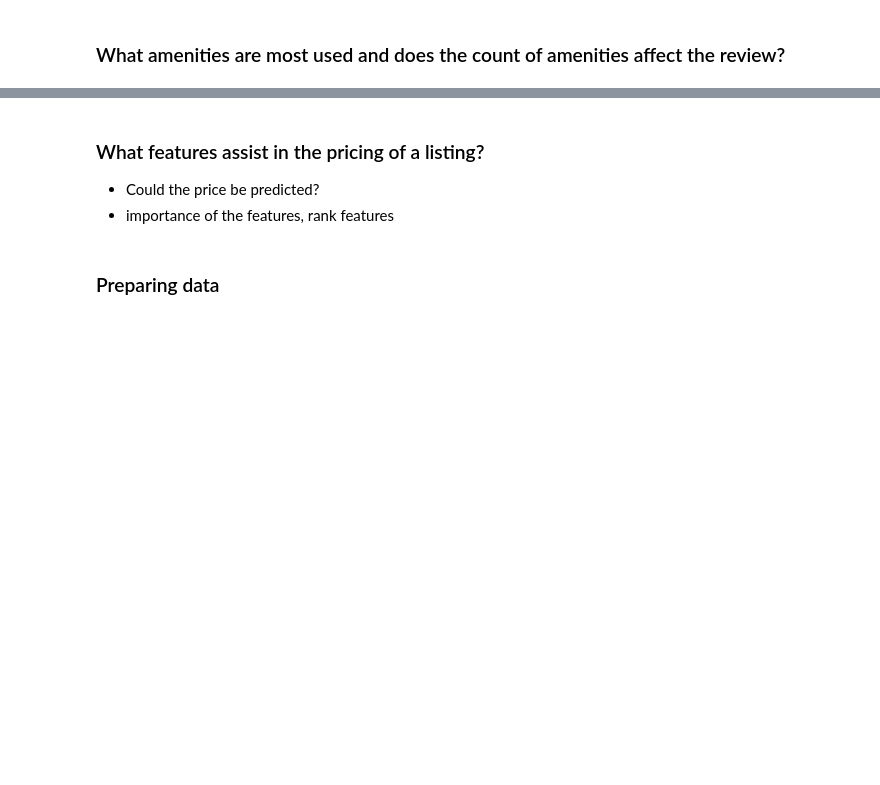
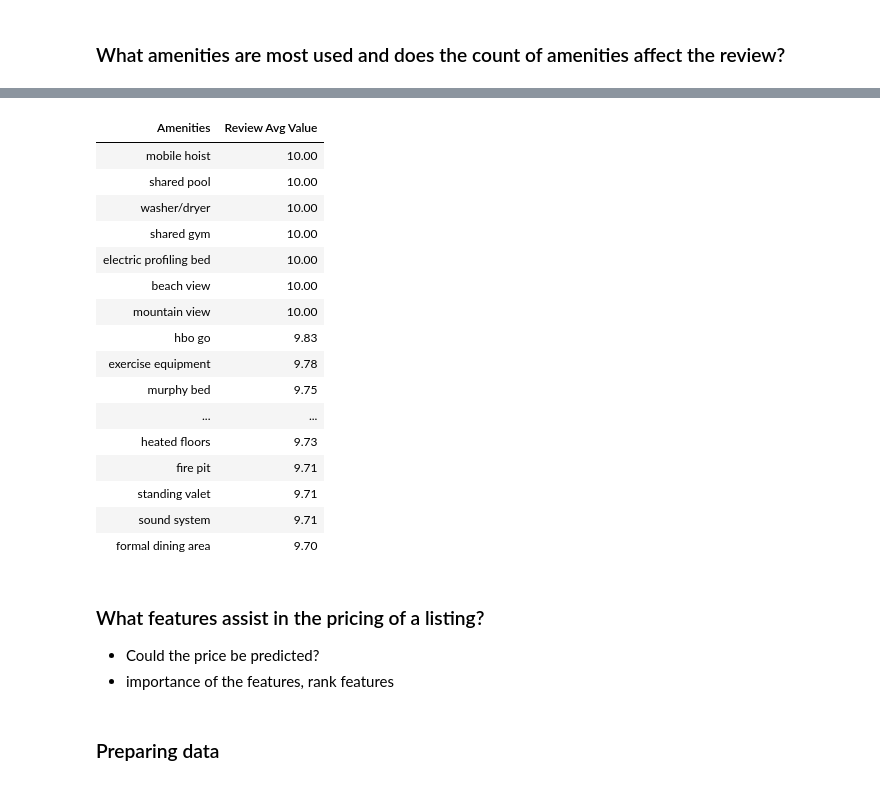
Before and after one commit to waltersmac/Predicting-AirBnB-Prices, a Jupyter notebook: Inside AirbnB - London 2020.ipynb, the cells around one changed output, grey strips where cells are left out. Cells and saved outputs as stored; diff of their text form; code cells hidden in the pictures; blank space fills up the shorter version.

Commit message:
Formating the dataframe for the top 20 amenities and adding new image to be shown in the index.md file

```diff
--- a/Inside AirbnB - London 2020.ipynb
+++ b/Inside AirbnB - London 2020.ipynb
@@ -267,0 +326,29 @@ result.head(20)
+# %%
+result.rename(columns={"amenities":"Amenities", "review_scores_value":"Review Avg Value"}, inplace=True)
+# %%
+result = result.head(20).style.background_gradient() \
+               .format({"Review Avg Value": "{:20,.2f}"}) \
+               .format({"Amenities": lambda x:x.lower()})\
+               .hide_index()\
+               .background_gradient(cmap='Blues')
+# %%
+result.set_properties(subset=["Amenities", "Review Avg Value"], **{'text-align': 'left'}) \
+      .set_table_styles([dict(selector='th', props=[('text-align', 'left')])])
+# %% [output]
+| Amenities | Review Avg Value |
+| mobile hoist | 10.00 |
+| shared pool | 10.00 |
+| washer/dryer | 10.00 |
+| shared gym | 10.00 |
+| electric profiling bed | 10.00 |
+| beach view | 10.00 |
+| mountain view | 10.00 |
+| hbo go | 9.83 |
+| exercise equipment | 9.78 |
+| murphy bed | 9.75 |
+| ... | ... |
+| heated floors | 9.73 |
+| fire pit | 9.71 |
+| standing valet | 9.71 |
+| sound system | 9.71 |
+| formal dining area | 9.70 |
```
Also changed, not shown: parts of 22 cells of this notebook, 3 other files.
